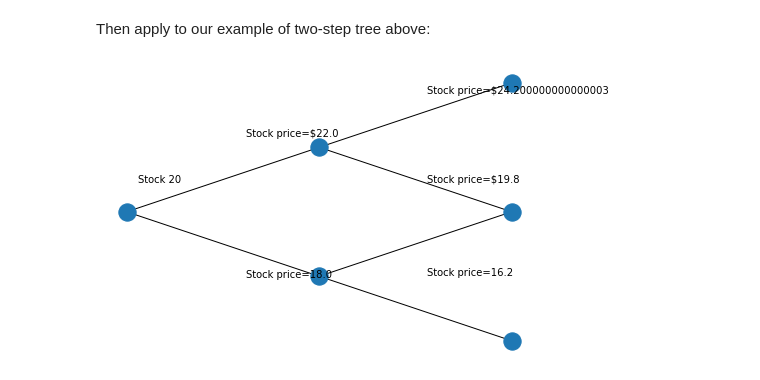
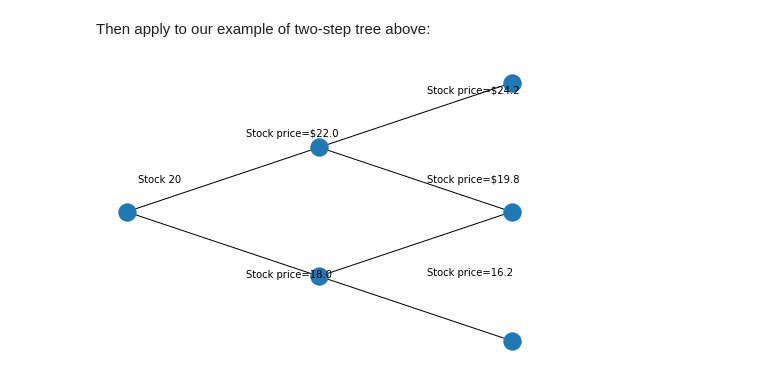
Before and after one commit to diengiau/py18plus, a Jupyter notebook: 06_binomial.ipynb, the cells around one changed output. Cells and saved outputs as stored; diff of their text form; code cells hidden in the pictures.

```diff
--- a/06_binomial.ipynb
+++ b/06_binomial.ipynb
@@ -165,23 +165,23 @@ Then apply to our example of two-step tree above:
 # %%
 # our data
 u = 1.1
 d = 0.9
 S0 = 20
-S_u = S0*u
-S_d = S0*d
-S_uu = S_u*u
-S_ud = S_u*d
-S_dd = S_d*d
+S_u = np.round(S0*u, 1)
+S_d = np.round(S0*d, 1)
+S_uu = np.round(S_u*u, 1)
+S_ud = np.round(S_u*d, 1)
+S_dd = np.round(S_d*d, 1)
 
 # plot it
 import matplotlib.pyplot as plt
 plt.figtext(0.08,0.6, 'Stock ' + str(S0))
 plt.figtext(0.33,0.76, 'Stock price=$' + str(S_u))
 plt.figtext(0.33,0.27, 'Stock price=' + str(S_d))
 plt.figtext(0.75,0.91, 'Stock price=$' + str(S_uu))
 plt.figtext(0.75,0.6, 'Stock price=$' + str(S_ud))
 plt.figtext(0.75,0.28, 'Stock price=' + str(S_dd))
 binomial_grid(n=2)
 plt.show()
 # %% [output]
-[figure, old version]
+[figure, new version]
```
